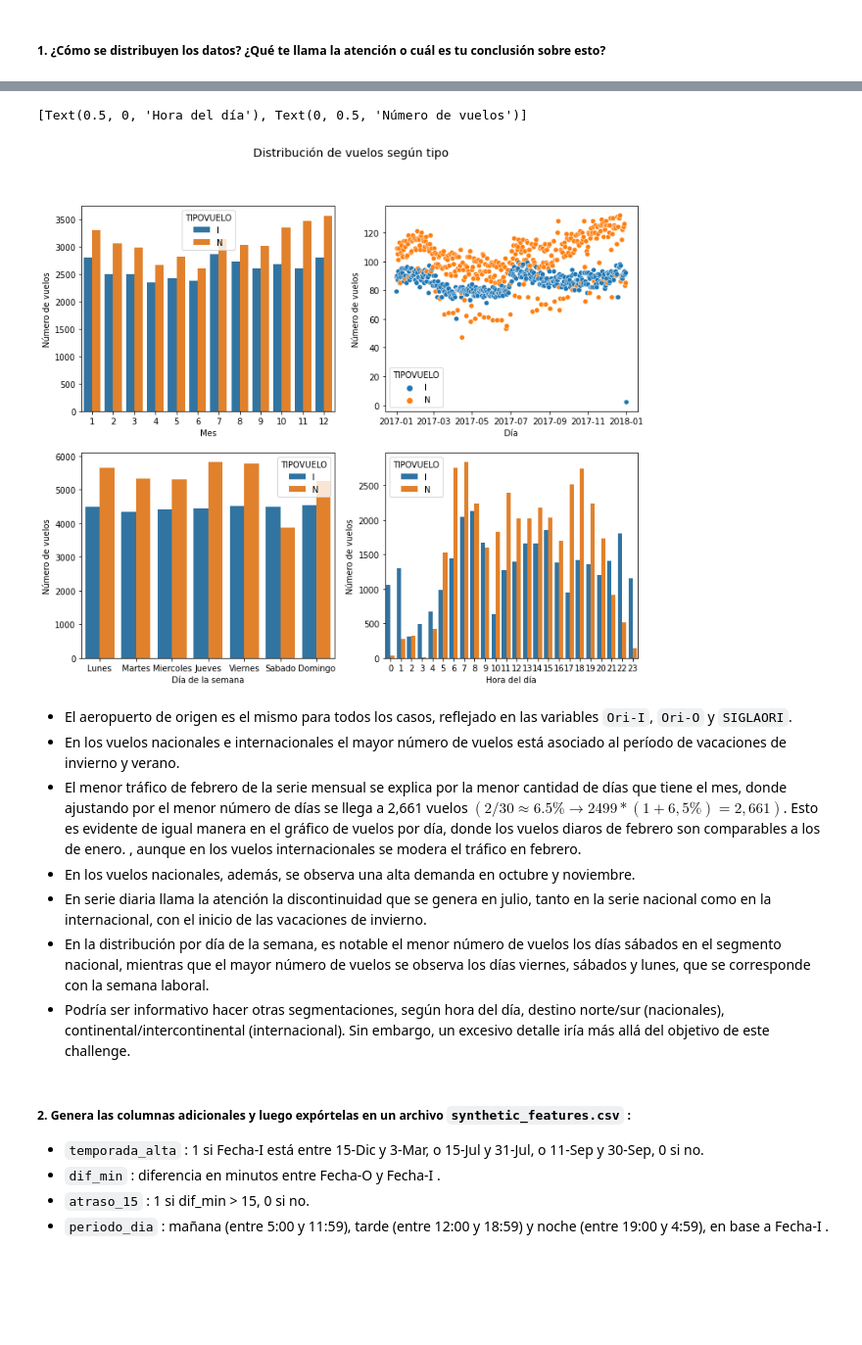
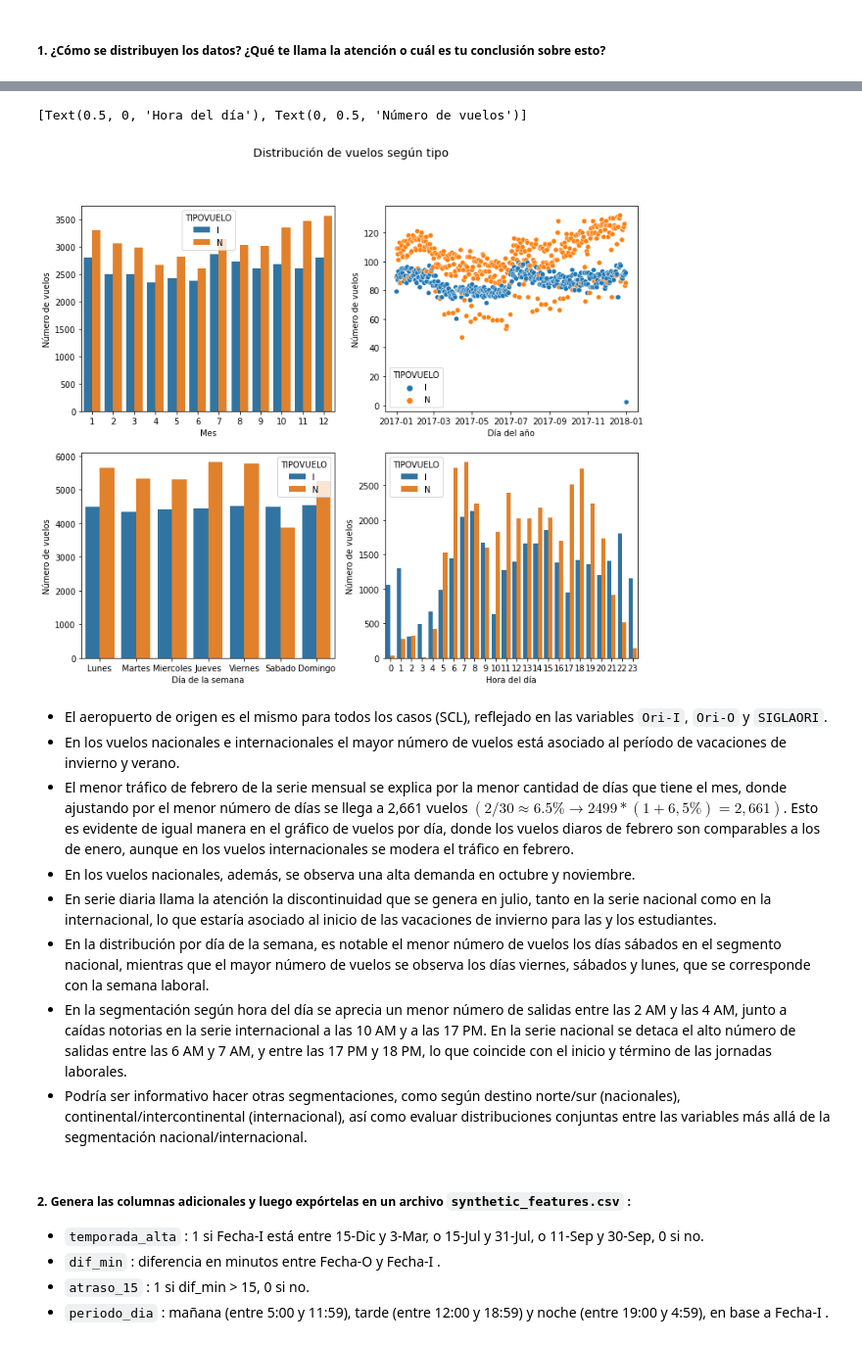
Before and after one commit to oscarjquintana/ChallengeLATAM, a Jupyter notebook: solution.ipynb, the cells around one changed output, grey strips where cells are left out. Shown at 98% size. Drawn from its saved outputs; the diff is of its cells as text; code cells hidden in the pictures; blank space fills up the shorter version.

```diff
--- a/solution.ipynb
+++ b/solution.ipynb
@@ -81,8 +81,14 @@ plt1 = sns.barplot(
     ax = ax[0,0]
     )
 plt1.set(xlabel='Mes', ylabel='Número de vuelos')
-plt2 = sns.scatterplot(data=df_sum_d, x='fecha_d', y='Vlo-O', hue='TIPOVUELO', ax = ax[0,1])
-plt2.set(xlabel='Día', ylabel='Número de vuelos')
+plt2 = sns.scatterplot(
+    data=df_sum_d,
+    x='fecha_d',
+    y='Vlo-O',
+    hue='TIPOVUELO',
+    ax = ax[0,1]
+    )
+plt2.set(xlabel='Día del año', ylabel='Número de vuelos')
 plt3 = sns.barplot(
     data = df,
     x = 'DIANOM',
@@ -125,13 +131,14 @@ MES
 [Text(0.5, 0, 'Hora del día'), Text(0, 0.5, 'Número de vuelos')]
-[figure, old version]
+[figure, new version]
 # %% [markdown]
-* El aeropuerto de origen es el mismo para todos los casos, reflejado en las variables `Ori-I`, `Ori-O` y `SIGLAORI`.
+* El aeropuerto de origen es el mismo para todos los casos (SCL), reflejado en las variables `Ori-I`, `Ori-O` y `SIGLAORI`.
 * En los vuelos nacionales e internacionales el mayor número de vuelos está asociado al período de vacaciones de invierno y verano.
-* El menor tráfico de febrero de la serie mensual se explica por la menor cantidad de días que tiene el mes, donde ajustando por el menor número de días se llega a 2,661 vuelos $(2/30 \approx 6.5\% \rightarrow 2499*(1+6,5\%) = 2,661)$. Esto es evidente de igual manera en el gráfico de vuelos por día, donde los vuelos diaros de febrero son comparables a los de enero. , aunque en los vuelos internacionales se modera el tráfico en febrero.
+* El menor tráfico de febrero de la serie mensual se explica por la menor cantidad de días que tiene el mes, donde ajustando por el menor número de días se llega a 2,661 vuelos $(2/30 \approx 6.5\% \rightarrow 2499*(1+6,5\%) = 2,661)$. Esto es evidente de igual manera en el gráfico de vuelos por día, donde los vuelos diaros de febrero son comparables a los de enero, aunque en los vuelos internacionales se modera el tráfico en febrero.
 * En los vuelos nacionales, además, se observa una alta demanda en octubre y noviembre.
-* En serie diaria llama la atención la discontinuidad que se genera en julio, tanto en la serie nacional como en la internacional, con el inicio de las vacaciones de invierno.
+* En serie diaria llama la atención la discontinuidad que se genera en julio, tanto en la serie nacional como en la internacional, lo que estaría asociado al inicio de las vacaciones de invierno para las y los estudiantes.
 * En la distribución por día de la semana, es notable el menor número de vuelos los días sábados en el segmento nacional, mientras que el mayor número de vuelos se observa los días viernes, sábados y lunes, que se corresponde con la semana laboral.
-* Podría ser informativo hacer otras segmentaciones, según hora del día, destino norte/sur (nacionales), continental/intercontinental (internacional). Sin embargo, un excesivo detalle iría más allá del objetivo de este challenge.
+* En la segmentación según hora del día se aprecia un menor número de salidas entre las 2 AM y las 4 AM, junto a caídas notorias en la serie internacional a las 10 AM y a las 17 PM. En la serie nacional se detaca el alto número de salidas entre las 6 AM y 7 AM, y entre las 17 PM y 18 PM, lo que coincide con el inicio y término de las jornadas laborales.
+* Podría ser informativo hacer otras segmentaciones, como según destino norte/sur (nacionales), continental/intercontinental (internacional), así como evaluar distribuciones conjuntas entre las variables más allá de la segmentación nacional/internacional.
 # %% [markdown]
 ##### 2. Genera las columnas adicionales y luego expórtelas en un archivo `synthetic_features.csv` :
 * `temporada_alta` : 1 si Fecha-I está entre 15-Dic y 3-Mar, o 15-Jul y 31-Jul, o 11-Sep y 30-Sep, 0 si no.
```
Also changed, not shown: parts of 20 cells of this notebook, 1 other file.
